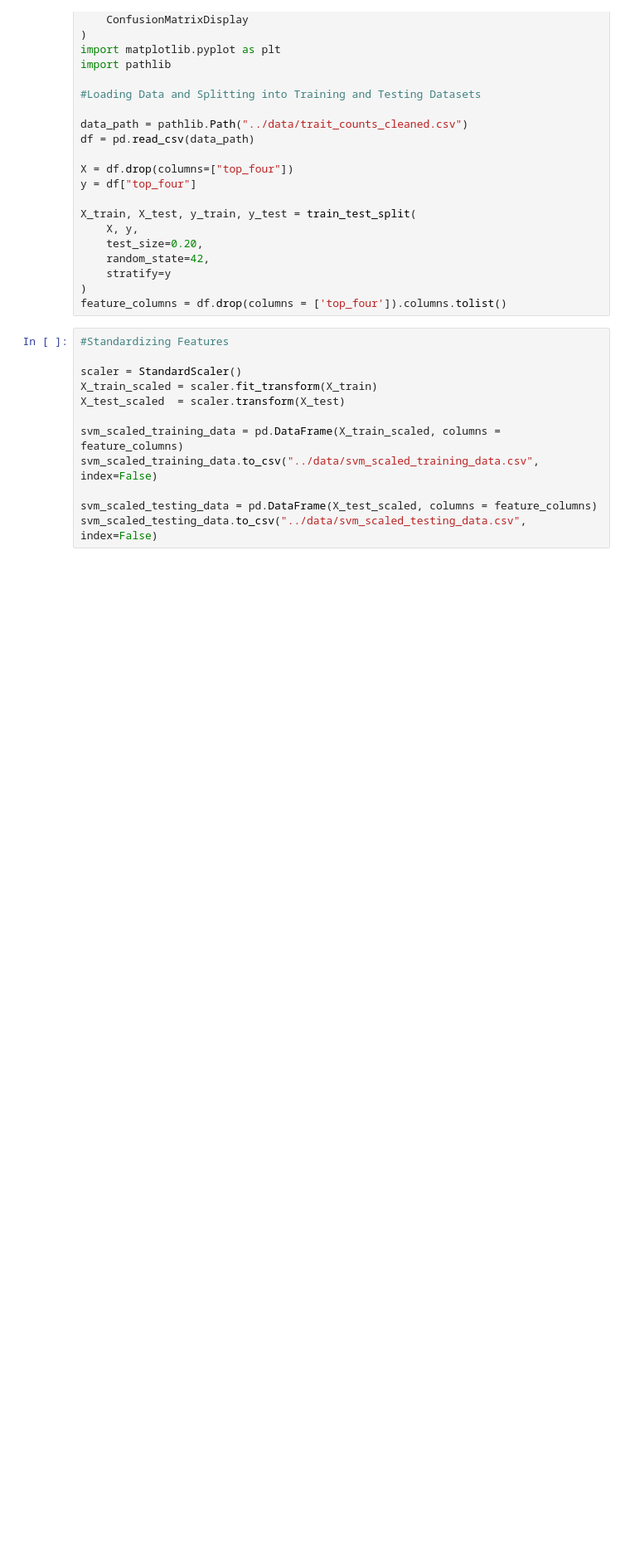
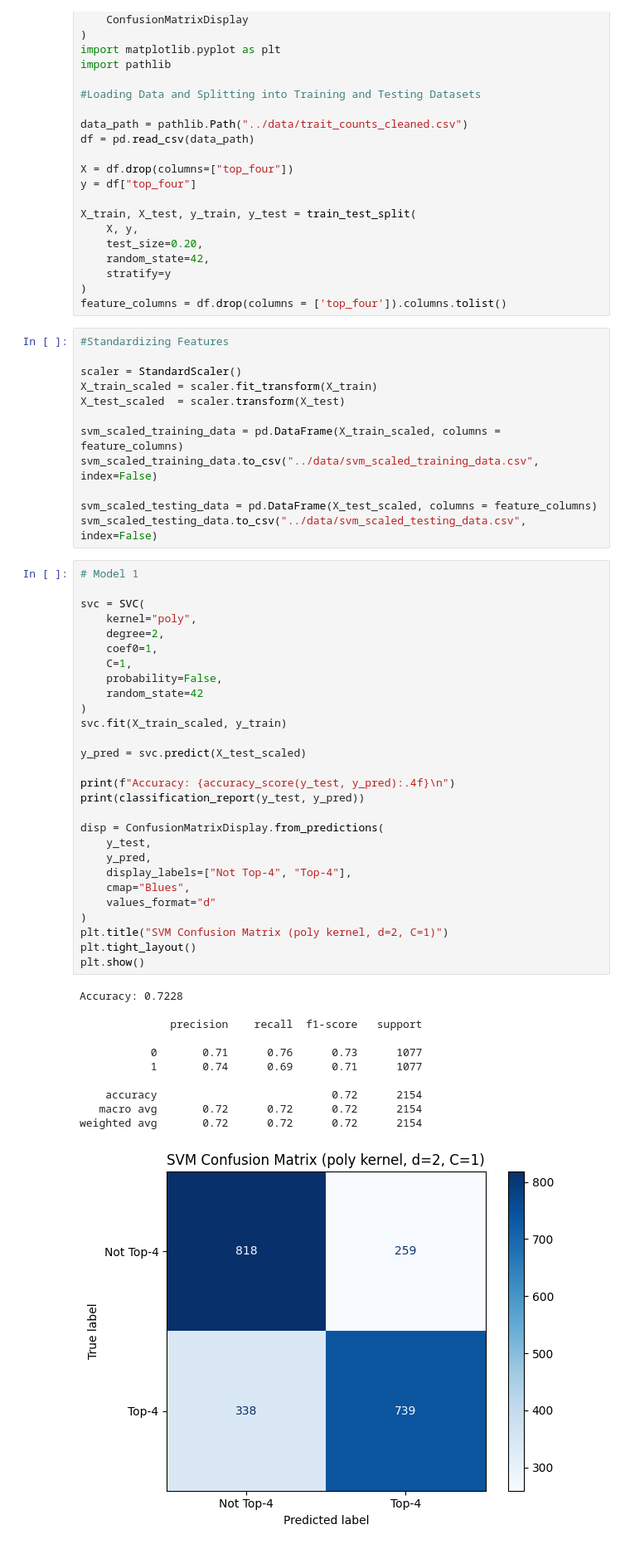
Before and after one commit to WiHi1131/Machine-Learning-Project, a Jupyter notebook: code/SVM.ipynb, the cells around one changed output. Shown at 83% size. Cells and saved outputs as stored; diff of their text form; blank space fills up the shorter version.

Commit message:
added all images of svm model results

```diff
--- a/code/SVM.ipynb
+++ b/code/SVM.ipynb
@@ -38,3 +38,43 @@ svm_scaled_training_data.to_csv("../data/svm_scaled_training_data.csv", index=Fa
 
 svm_scaled_testing_data = pd.DataFrame(X_test_scaled, columns = feature_columns)
 svm_scaled_testing_data.to_csv("../data/svm_scaled_testing_data.csv", index=False)
+# %%
+# Model 1
+
+svc = SVC(
+    kernel="poly",
+    degree=2,
+    coef0=1,
+    C=1,
+    probability=False,
+    random_state=42
+)
+svc.fit(X_train_scaled, y_train)
+
+y_pred = svc.predict(X_test_scaled)
+
+print(f"Accuracy: {accuracy_score(y_test, y_pred):.4f}\n")
+print(classification_report(y_test, y_pred))
+
+disp = ConfusionMatrixDisplay.from_predictions(
+    y_test,
+    y_pred,
+    display_labels=["Not Top-4", "Top-4"],
+    cmap="Blues",
+    values_format="d"
+)
+plt.title("SVM Confusion Matrix (poly kernel, d=2, C=1)")
+plt.tight_layout()
+plt.show()
+# %% [output]
+Accuracy: 0.7228
+
+              precision    recall  f1-score   support
+
+           0       0.71      0.76      0.73      1077
+           1       0.74      0.69      0.71      1077
+
+    accuracy                           0.72      2154
+   macro avg       0.72      0.72      0.72      2154
+weighted avg       0.72      0.72      0.72      2154
+[figure, added]
```
Also changed, not shown: parts of 2 cells of this notebook, 22 other files.
